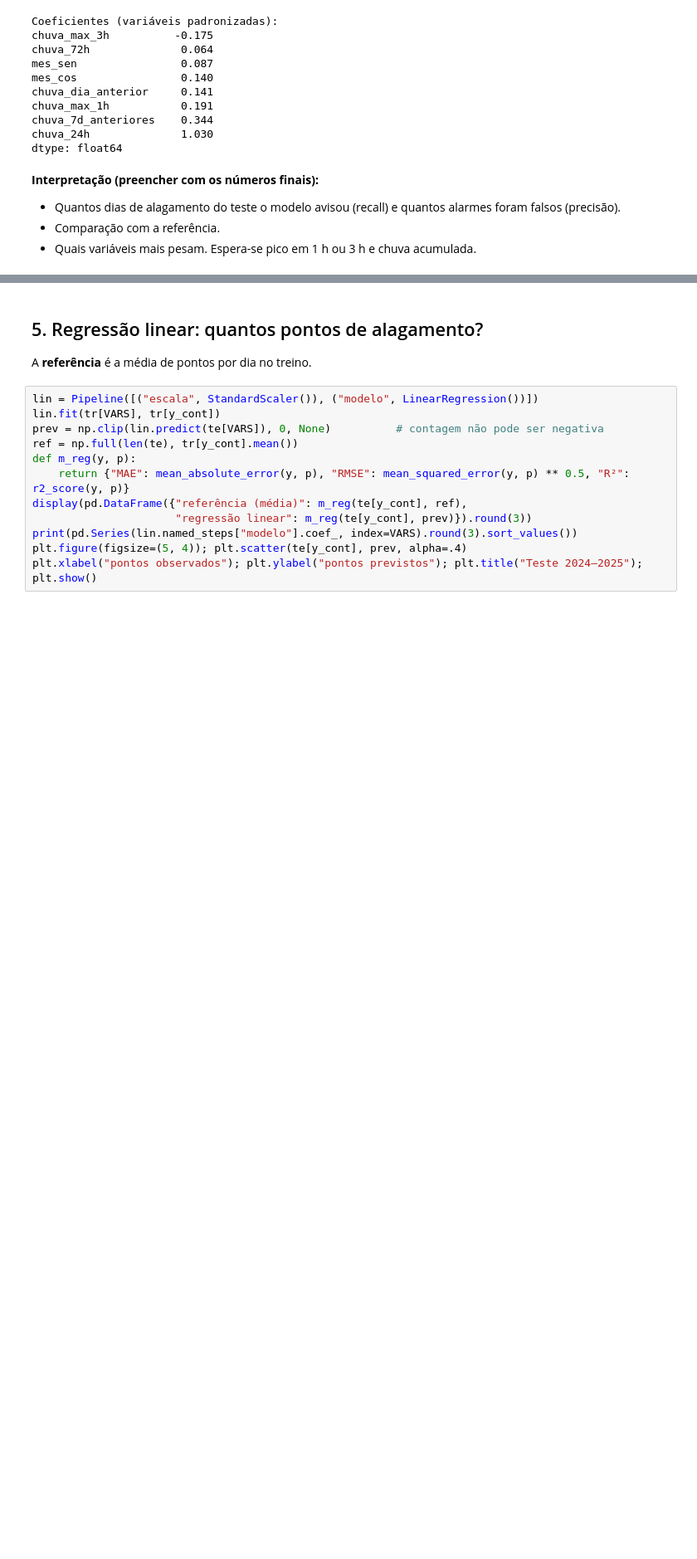
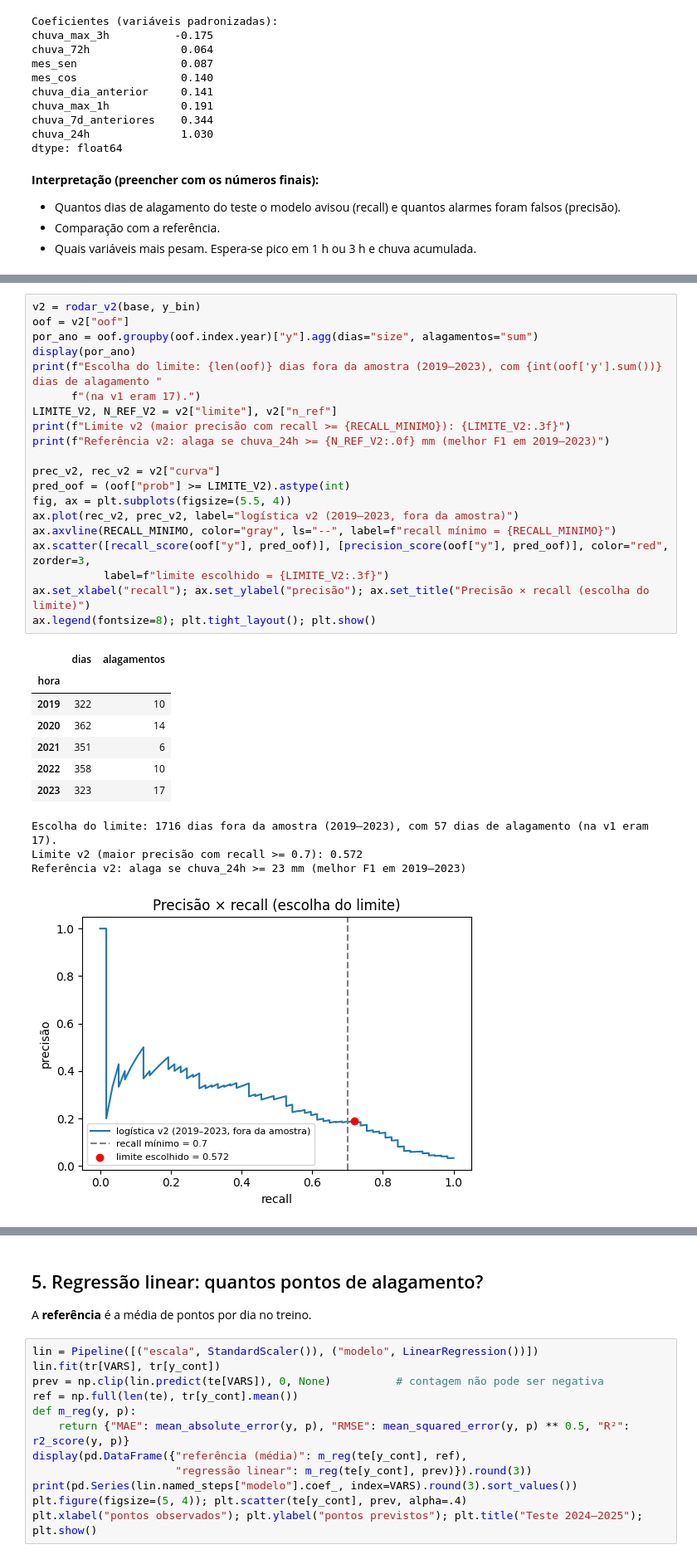
Before and after one commit to Kelwinnn/Global-Solution---Rota-Segura, a Jupyter notebook: data-science/02_modelos.ipynb, the cells around one changed output, grey strips where cells are left out. Shown at 83% size. Saved outputs shown, nothing was run; the diff lists cells and outputs as text; blank space fills up the shorter version.

Commit message:
feat(data-science): logística v2 com limite por validação temporal e sensibilidade da Zona Leste

```diff
--- a/data-science/02_modelos.ipynb
+++ b/data-science/02_modelos.ipynb
@@ -173,0 +231,32 @@ dtype: float64
+# %%
+v2 = rodar_v2(base, y_bin)
+oof = v2["oof"]
+por_ano = oof.groupby(oof.index.year)["y"].agg(dias="size", alagamentos="sum")
+display(por_ano)
+print(f"Escolha do limite: {len(oof)} dias fora da amostra (2019–2023), com {int(oof['y'].sum())} dias de alagamento "
+      f"(na v1 eram 17).")
+LIMITE_V2, N_REF_V2 = v2["limite"], v2["n_ref"]
+print(f"Limite v2 (maior precisão com recall >= {RECALL_MINIMO}): {LIMITE_V2:.3f}")
+print(f"Referência v2: alaga se chuva_24h >= {N_REF_V2:.0f} mm (melhor F1 em 2019–2023)")
+
+prec_v2, rec_v2 = v2["curva"]
+pred_oof = (oof["prob"] >= LIMITE_V2).astype(int)
+fig, ax = plt.subplots(figsize=(5.5, 4))
+ax.plot(rec_v2, prec_v2, label="logística v2 (2019–2023, fora da amostra)")
+ax.axvline(RECALL_MINIMO, color="gray", ls="--", label=f"recall mínimo = {RECALL_MINIMO}")
+ax.scatter([recall_score(oof["y"], pred_oof)], [precision_score(oof["y"], pred_oof)], color="red", zorder=3,
+           label=f"limite escolhido = {LIMITE_V2:.3f}")
+ax.set_xlabel("recall"); ax.set_ylabel("precisão"); ax.set_title("Precisão × recall (escolha do limite)")
+ax.legend(fontsize=8); plt.tight_layout(); plt.show()
+# %% [output]
+|  | dias | alagamentos |
+| hora |  |  |
+| 2019 | 322 | 10 |
+| 2020 | 362 | 14 |
+| 2021 | 351 | 6 |
+| 2022 | 358 | 10 |
+| 2023 | 323 | 17 |
+Escolha do limite: 1716 dias fora da amostra (2019–2023), com 57 dias de alagamento (na v1 eram 17).
+Limite v2 (maior precisão com recall >= 0.7): 0.572
+Referência v2: alaga se chuva_24h >= 23 mm (melhor F1 em 2019–2023)
+[figure, added]
```
Also changed, not shown: parts of 9 cells of this notebook.
